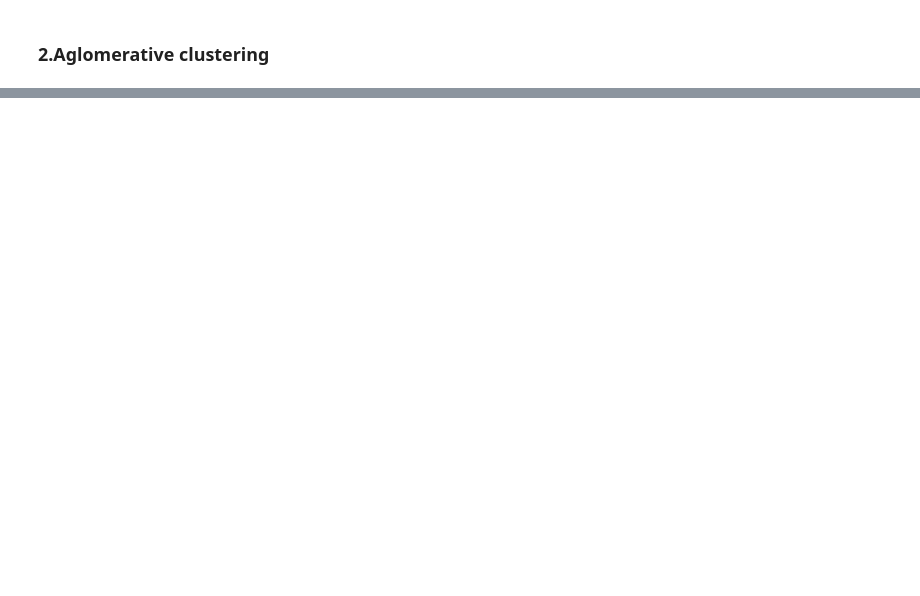
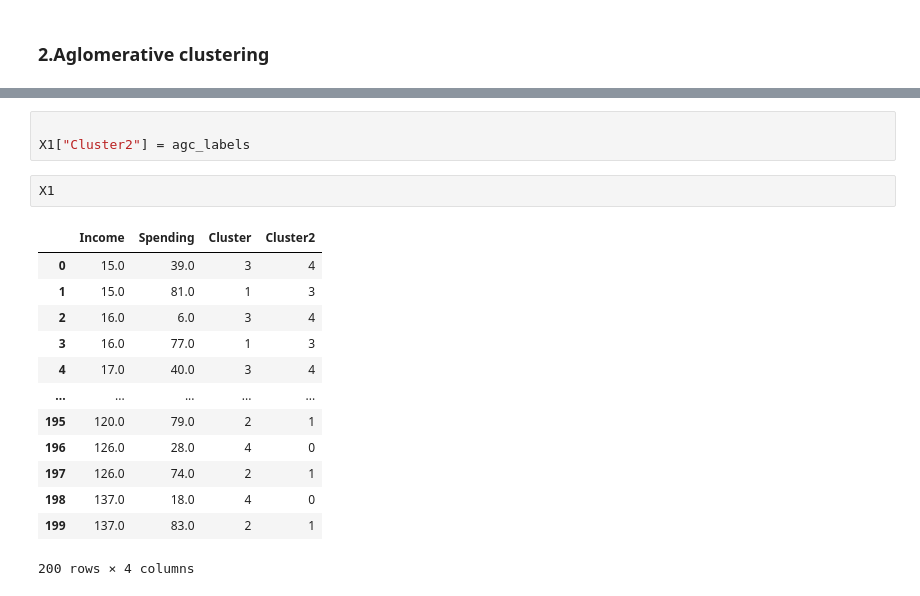
Before and after one commit to DhanashreeAmbekar/Machine-Learning, a Jupyter notebook: Clustering.ipynb, the cells around one changed output, grey strips where cells are left out. Cells and saved outputs as stored; diff of their text form; blank space fills up the shorter version.

```diff
--- a/Clustering.ipynb
+++ b/Clustering.ipynb
@@ -341,0 +387,19 @@ plt.show()
+# %%
+
+X1["Cluster2"] = agc_labels
+# %%
+X1
+# %% [output]
+|  | Income | Spending | Cluster | Cluster2 |
+| 0 | 15.0 | 39.0 | 3 | 4 |
+| 1 | 15.0 | 81.0 | 1 | 3 |
+| 2 | 16.0 | 6.0 | 3 | 4 |
+| 3 | 16.0 | 77.0 | 1 | 3 |
+| 4 | 17.0 | 40.0 | 3 | 4 |
+| ... | ... | ... | ... | ... |
+| 195 | 120.0 | 79.0 | 2 | 1 |
+| 196 | 126.0 | 28.0 | 4 | 0 |
+| 197 | 126.0 | 74.0 | 2 | 1 |
+| 198 | 137.0 | 18.0 | 4 | 0 |
+| 199 | 137.0 | 83.0 | 2 | 1 |
+200 rows × 4 columns
```
Also changed, not shown: parts of 13 cells of this notebook.
